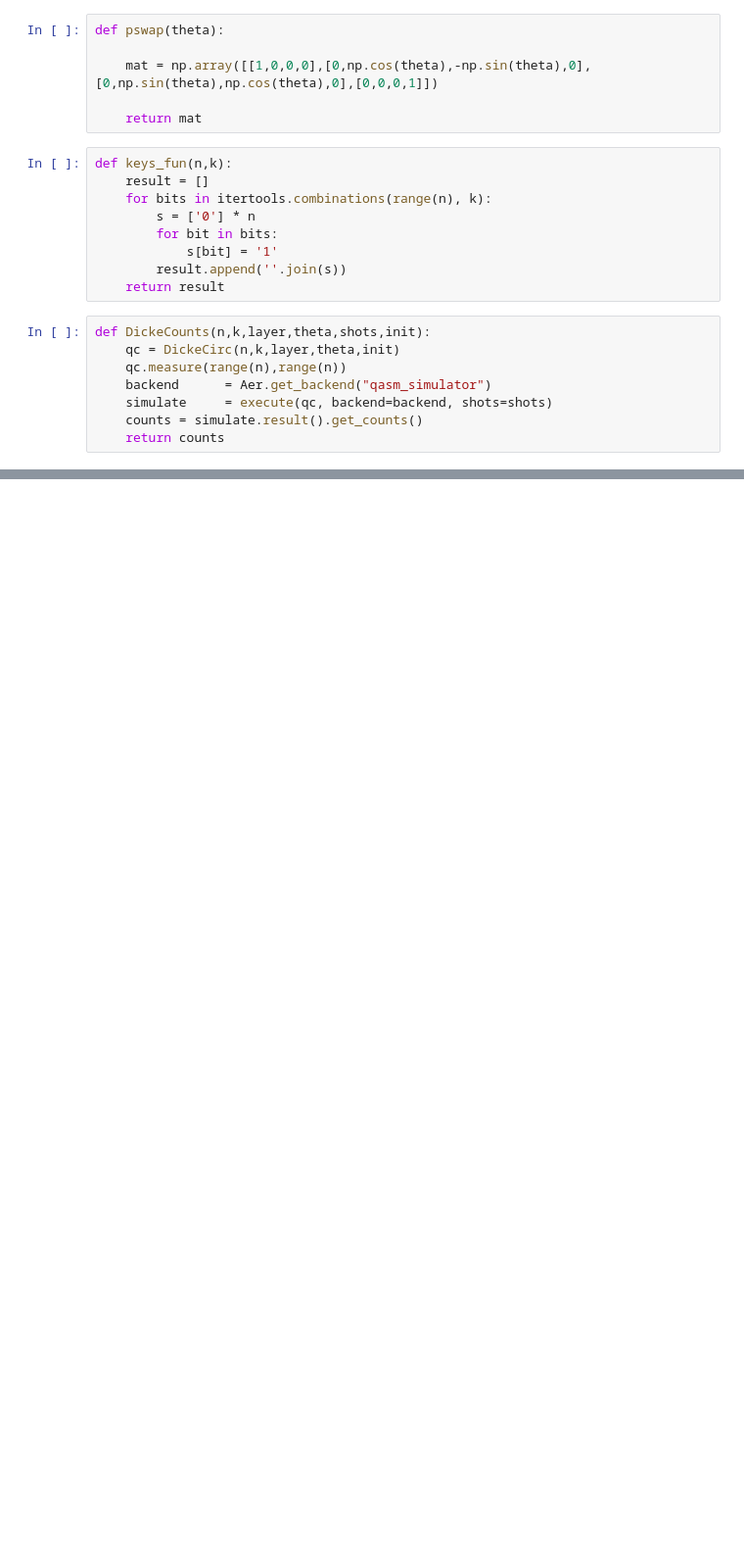
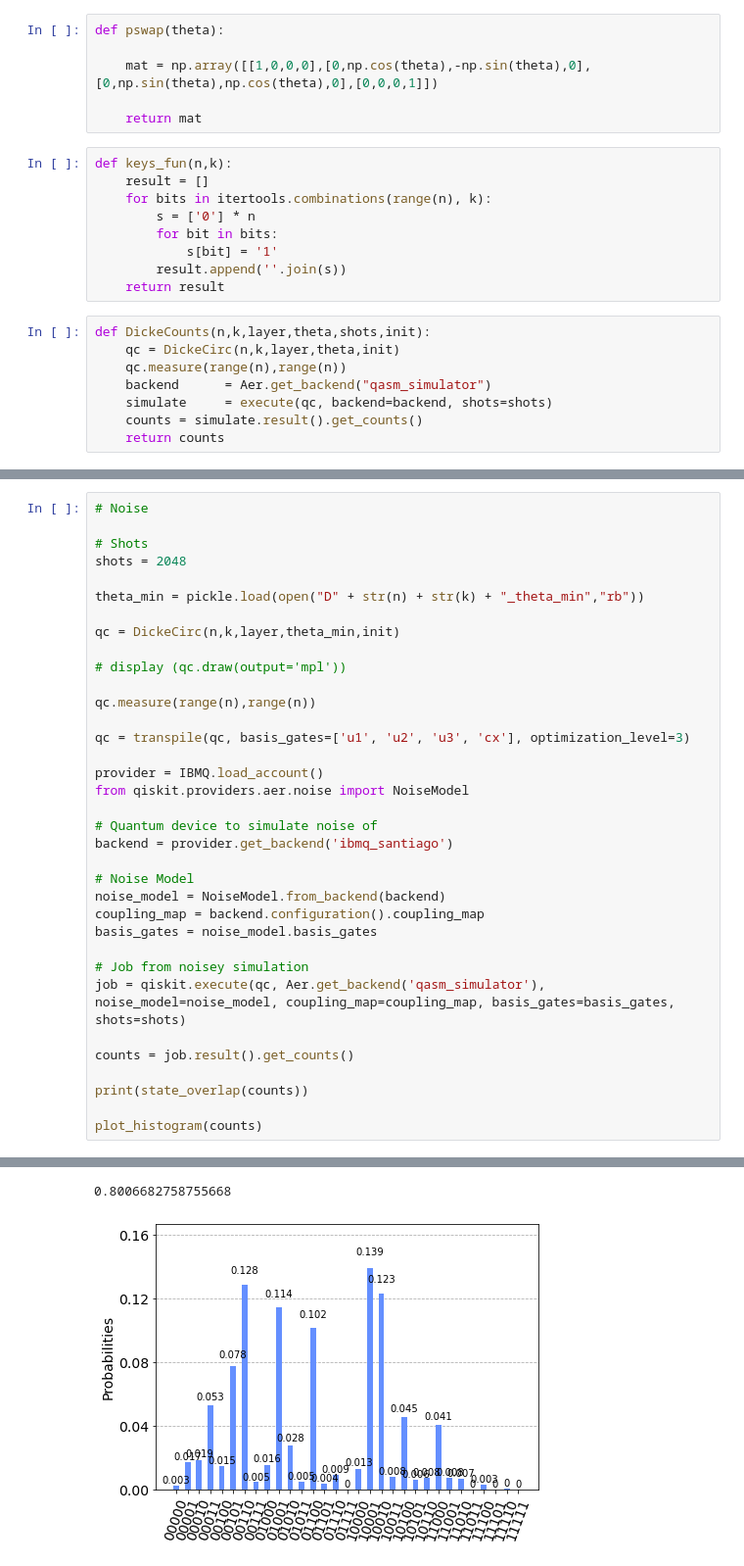
Before and after one commit to hallben4/Variational_Dicke_State_Preparation, a Jupyter notebook: Variational_General.ipynb, the cells around one changed output, grey strips where cells are left out. Shown at 98% size. Saved outputs shown, nothing was run; the diff lists cells and outputs as text; blank space fills up the shorter version.

```diff
--- a/Variational_General.ipynb
+++ b/Variational_General.ipynb
@@ -139,0 +200,36 @@ def Dicke(n,k,layer,shots,init):
+# %%
+# Noise
+
+# Shots
+shots = 2048
+
+theta_min = pickle.load(open("D" + str(n) + str(k) + "_theta_min","rb"))
+
+qc = DickeCirc(n,k,layer,theta_min,init)
+
+# display (qc.draw(output='mpl'))
+
+qc.measure(range(n),range(n))
+
+qc = transpile(qc, basis_gates=['u1', 'u2', 'u3', 'cx'], optimization_level=3)
+
+provider = IBMQ.load_account()
+from qiskit.providers.aer.noise import NoiseModel
+
+# Quantum device to simulate noise of
+backend = provider.get_backend('ibmq_santiago')
+
+# Noise Model
+noise_model = NoiseModel.from_backend(backend)
+coupling_map = backend.configuration().coupling_map
+basis_gates = noise_model.basis_gates
+
+# Job from noisey simulation
+job = qiskit.execute(qc, Aer.get_backend('qasm_simulator'), noise_model=noise_model, coupling_map=coupling_map, basis_gates=basis_gates, shots=shots)
+
+counts = job.result().get_counts()
+
+print(state_overlap(counts))
+
+plot_histogram(counts)
+# %% [output]
@@ -139,0 +237,2 @@ def Dicke(n,k,layer,shots,init):
+0.8006682758755668
+[figure, added]
```
Also changed, not shown: parts of 12 cells of this notebook, 5 other files.
